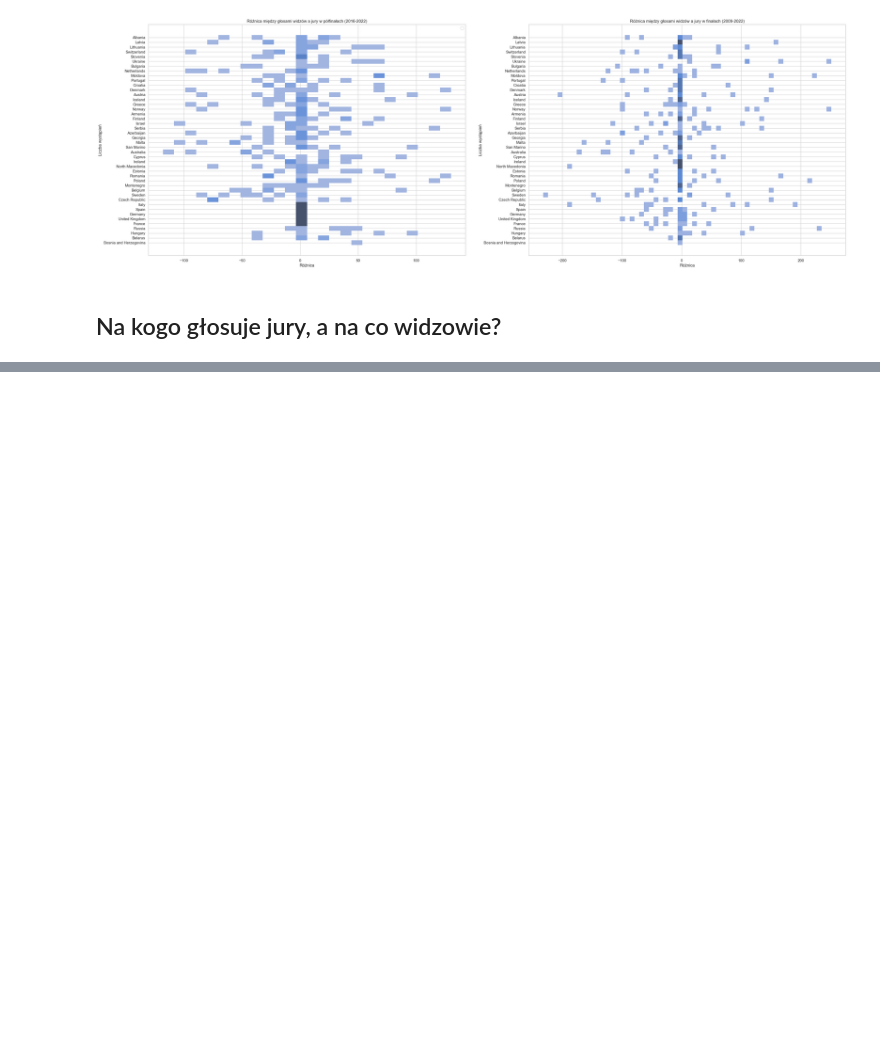
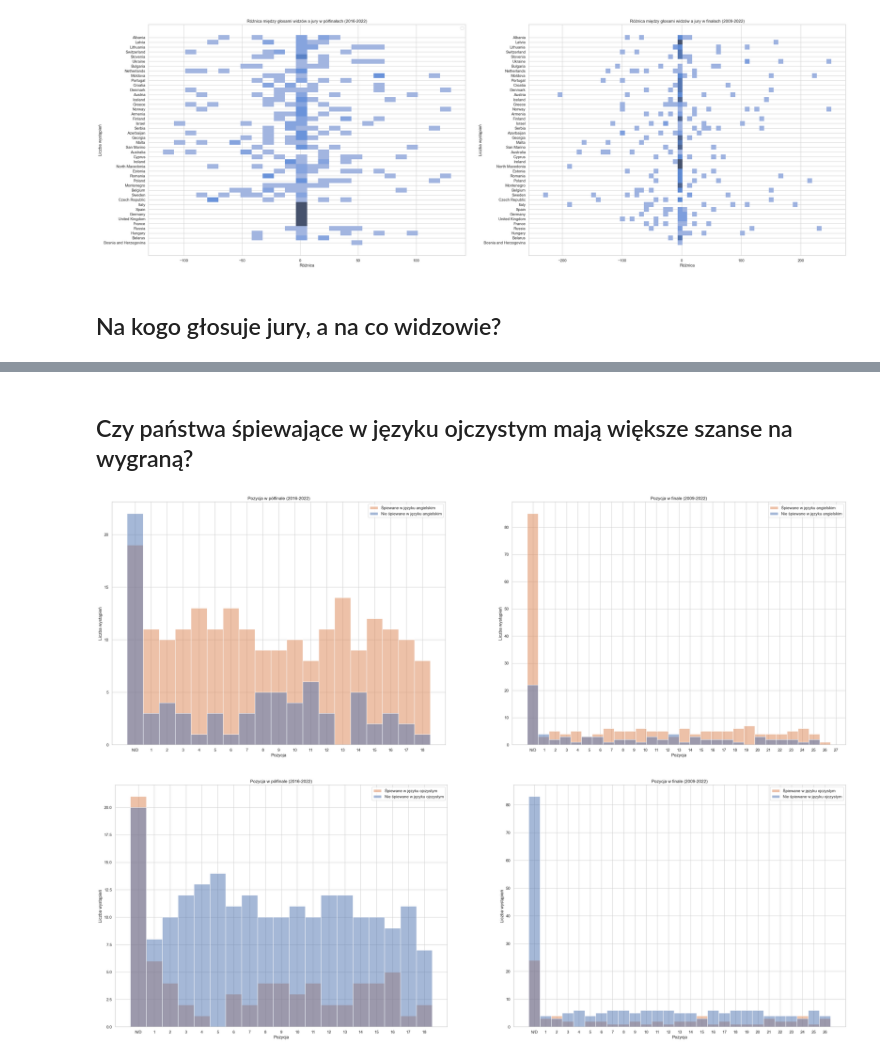
Before and after one commit to Mimikkk/study-master-2023-sus, a Jupyter notebook: project-eurovision/raport.ipynb, the cells around one changed output, grey strips where cells are left out. Cells and saved outputs as stored; diff of their text form; code cells hidden in the pictures; blank space fills up the shorter version.

```diff
--- a/project-eurovision/raport.ipynb
+++ b/project-eurovision/raport.ipynb
@@ -157,0 +212,49 @@ plt.show()
+# %% [markdown]
+## Czy państwa śpiewające w języku ojczystym mają większe szanse na wygraną?
+# %%
+# interesujące nas kolumny
+# dataframe: songs
+# ['in_english', 'in_native', 'country', 'semi_position', 'final_position']
+
+fig, ax = plt.subplots(1, 2, figsize=(36, 12))
+
+sns.histplot(x='semi_place', hue='in_english', data=dataset.songs[dataset.songs.year > 2014], ax=ax[0], bins=19)
+sns.histplot(x='final_place', hue='in_english', data=dataset.songs[dataset.songs.year > 2014], ax=ax[1],
+             bins=28)
+
+ax[0].set_title('Pozycja w półfinale (2016-2022)')
+ax[1].set_title('Pozycja w finale (2009-2022)')
+
+for a in ax:
+  a.set_xlabel('Pozycja')
+  a.set_ylabel('Liczba wystąpień')
+
+ax[0].legend(loc='upper right', labels=['Śpiewane w języku angielskim', 'Nie śpiewane w języku angielskim'])
+ax[1].legend(loc='upper right', labels=['Śpiewane w języku angielskim', 'Nie śpiewane w języku angielskim'])
+
+ax[0].set_xticks([x + 0.5 for x in range(0, 19)], ['N/D', *range(1, 19)])
+ax[1].set_xticks([x + 0.5 for x in range(0, 28)], ['N/D', *range(1, 28)])
+
+plt.show()
+
+fig, ax = plt.subplots(1, 2, figsize=(36, 12))
+
+sns.histplot(x='semi_place', hue='in_native', data=dataset.songs[dataset.songs.year > 2014], ax=ax[0], bins=19)
+sns.histplot(x='final_place', hue='in_native', data=dataset.songs[dataset.songs.year > 2014], ax=ax[1], bins=27)
+
+ax[0].set_title('Pozycja w półfinale (2016-2022)')
+ax[1].set_title('Pozycja w finale (2009-2022)')
+for a in ax:
+  a.set_xlabel('Pozycja')
+  a.set_ylabel('Liczba wystąpień')
+
+ax[0].legend(loc='upper right', labels=['Śpiewane w języku ojczystym', 'Nie śpiewane w języku ojczystym'])
+ax[1].legend(loc='upper right', labels=['Śpiewane w języku ojczystym', 'Nie śpiewane w języku ojczystym'])
+
+ax[0].set_xticks([x + 0.5 for x in range(0, 19)], ['N/D', *range(1, 19)])
+ax[1].set_xticks([x + 0.5 for x in range(0, 27)], ['N/D', *range(1, 27)])
+
+plt.show()
+# %% [output]
+[figure, added]
+[figure, added]
```
Also changed, not shown: parts of 9 cells of this notebook, 2 other files.
